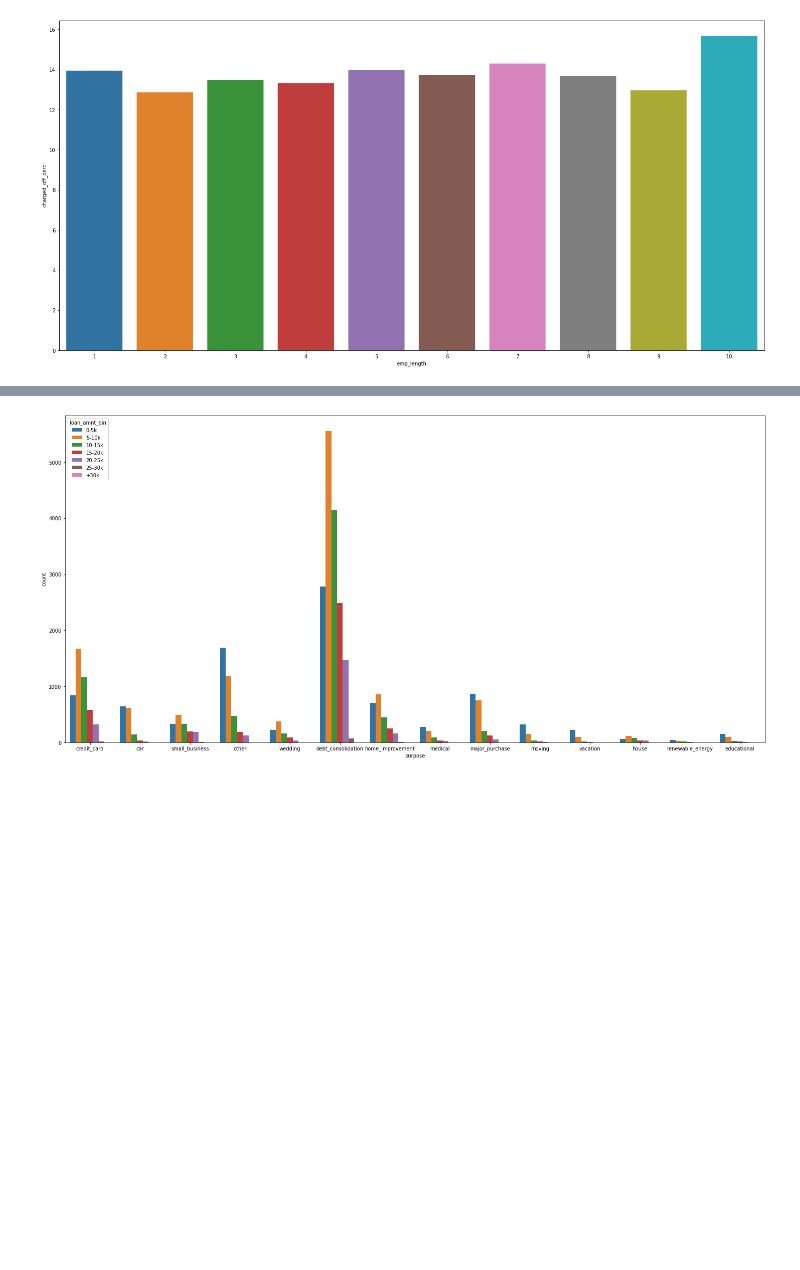
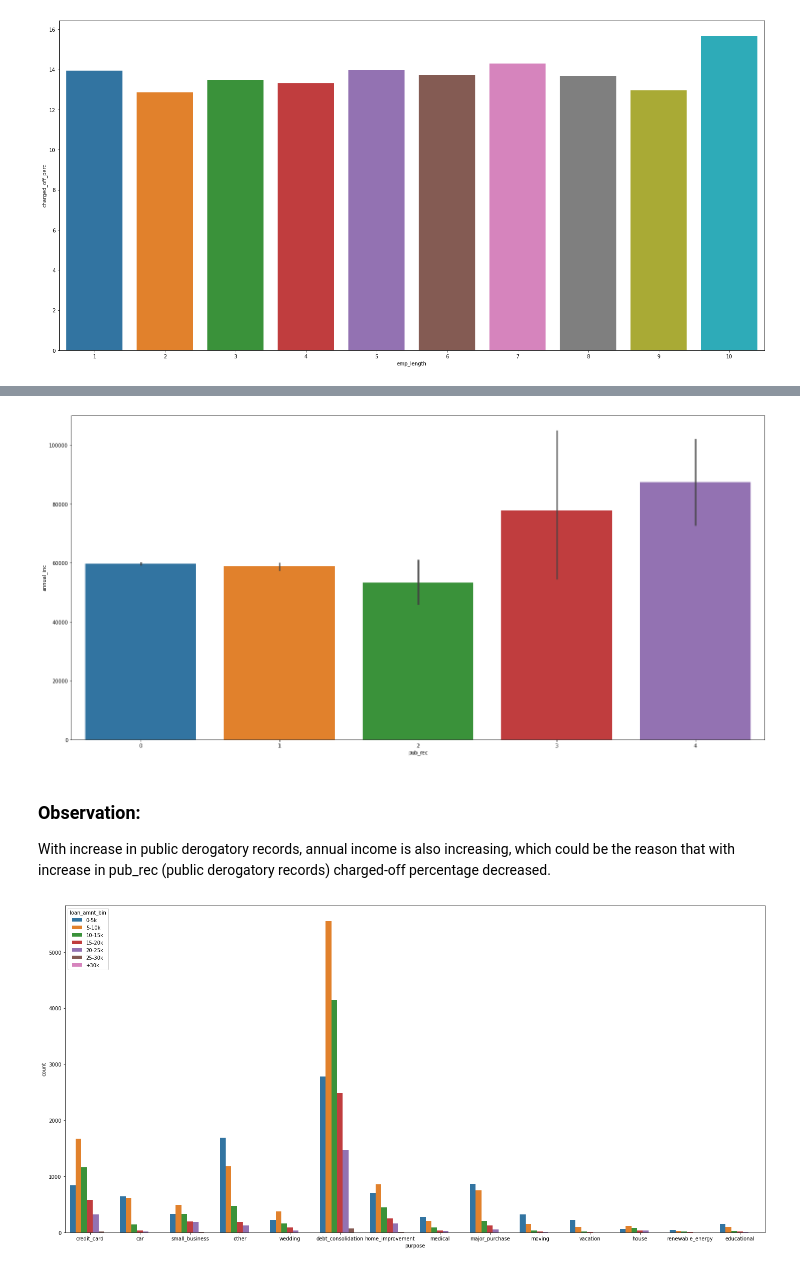
Before and after one commit to joshigeek/LendingClubCaseStudy, a Jupyter notebook: Himanshu-LendingClubCaseStudy.ipynb, the cells around one changed output, grey strips where cells are left out. Drawn from its saved outputs; the diff is of its cells as text; code cells hidden in the pictures; blank space fills up the shorter version.

```diff
--- a/Himanshu-LendingClubCaseStudy.ipynb
+++ b/Himanshu-LendingClubCaseStudy.ipynb
@@ -434,3 +457,12 @@ charge-off percentage is higher
+# %%
+plt.figure(figsize=(25,12))
+sbn.barplot(data=df_noNA, x='pub_rec', y='annual_inc')
+plt.show()
+# %% [output]
+[figure, added]
+# %% [markdown]
+### Observation:
+With increase in public derogatory records, annual income is also increasing, which could be the reason that with increase in pub_rec (public derogatory records) charged-off percentage decreased.
 # %%
 bins = [0, 5000, 10000, 15000, 20000, 25000, 30000, 35000]
 bin_labels=['0-5k', '5-10k', '10-15k', '15-20k', '20-25k', '25-30k', '+30k']
```
Also changed, not shown: parts of 11 cells of this notebook, 1 other file.
